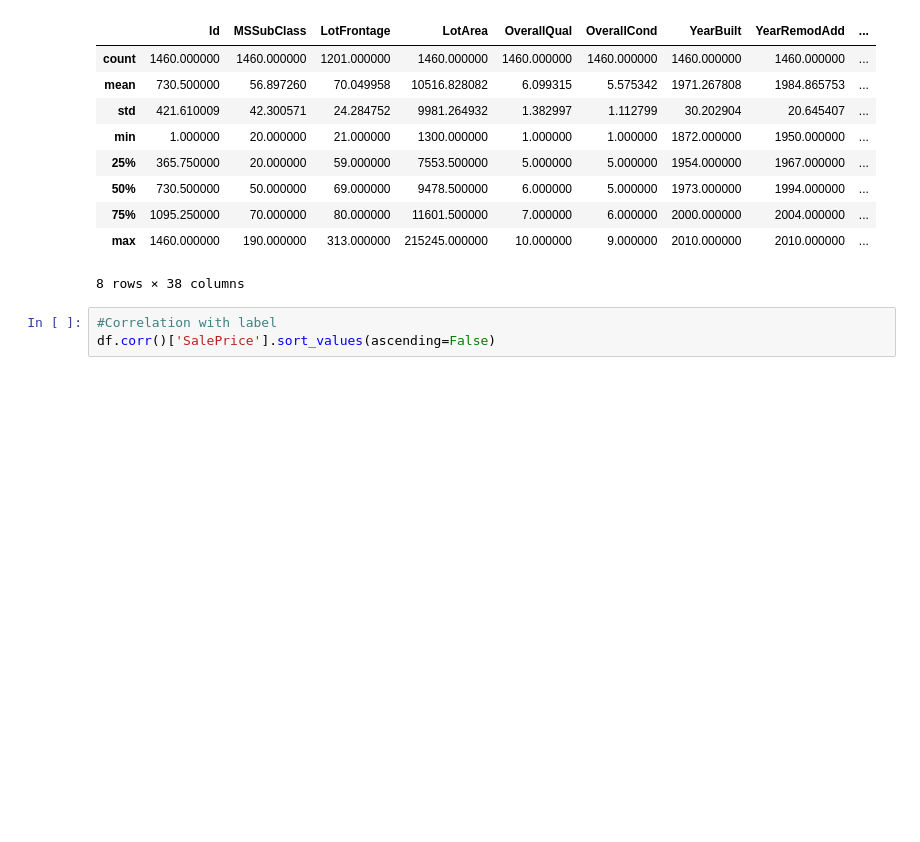
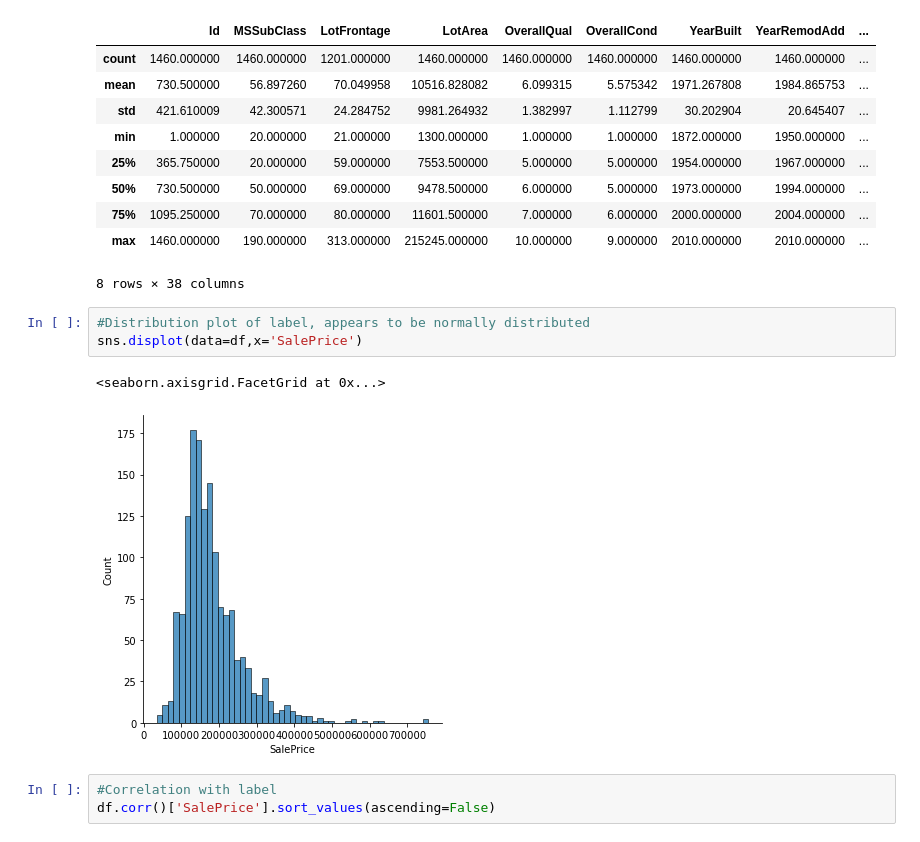
Before and after one commit to sperng/kaggle_house_prices, a Jupyter notebook: house_prices_competition.ipynb, the cells around one changed output. Cells and saved outputs as stored; diff of their text form; blank space fills up the shorter version.

```diff
--- a/house_prices_competition.ipynb
+++ b/house_prices_competition.ipynb
@@ -93,6 +95,12 @@ df.describe()
 | 75% | 1095.250000 | 70.000000 | 80.000000 | 11601.500000 | 7.000000 | 6.000000 | 2000.000000 | 2004.000000 | ... |
 | max | 1460.000000 | 190.000000 | 313.000000 | 215245.000000 | 10.000000 | 9.000000 | 2010.000000 | 2010.000000 | ... |
 8 rows × 38 columns
+# %%
+#Distribution plot of label, appears to be normally distributed
+sns.displot(data=df,x='SalePrice')
+# %% [output]
+<seaborn.axisgrid.FacetGrid at 0x...>
+[figure, added]
 # %%
 #Correlation with label
 df.corr()['SalePrice'].sort_values(ascending=False)
```
Also changed, not shown: parts of 26 cells of this notebook.
